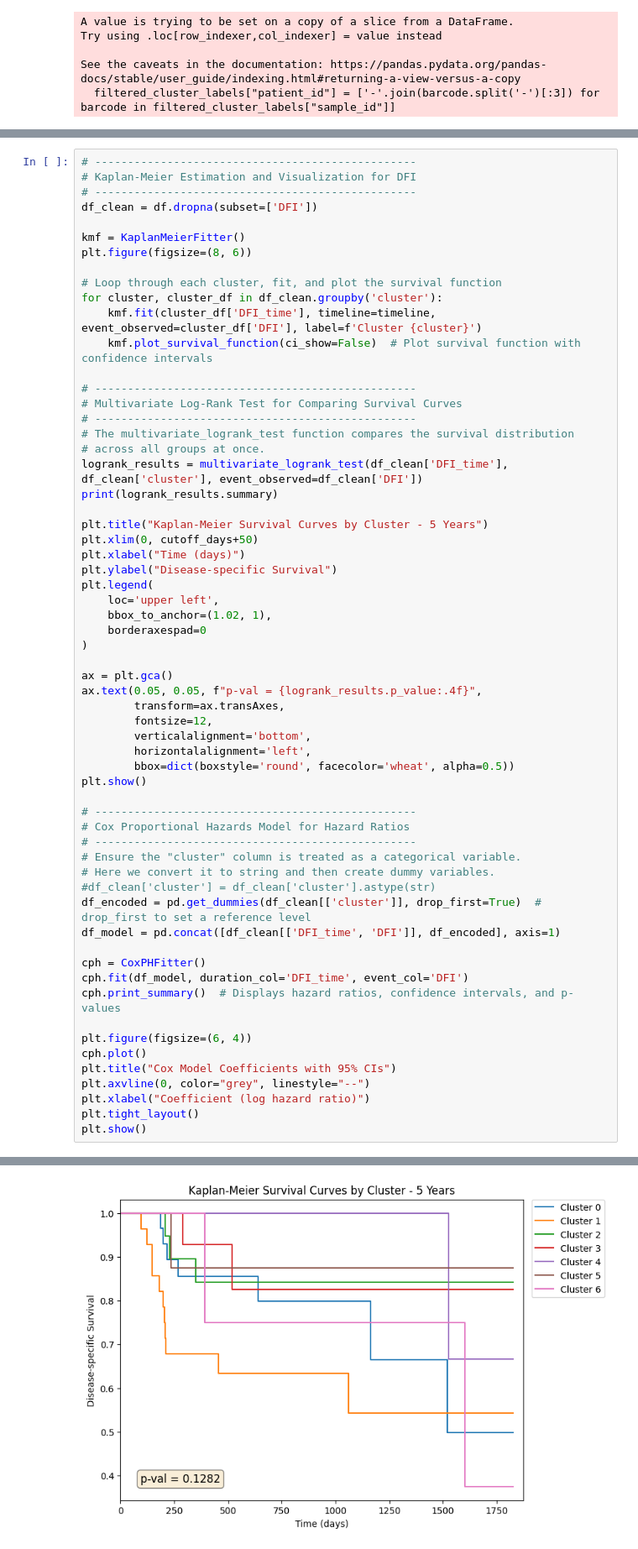
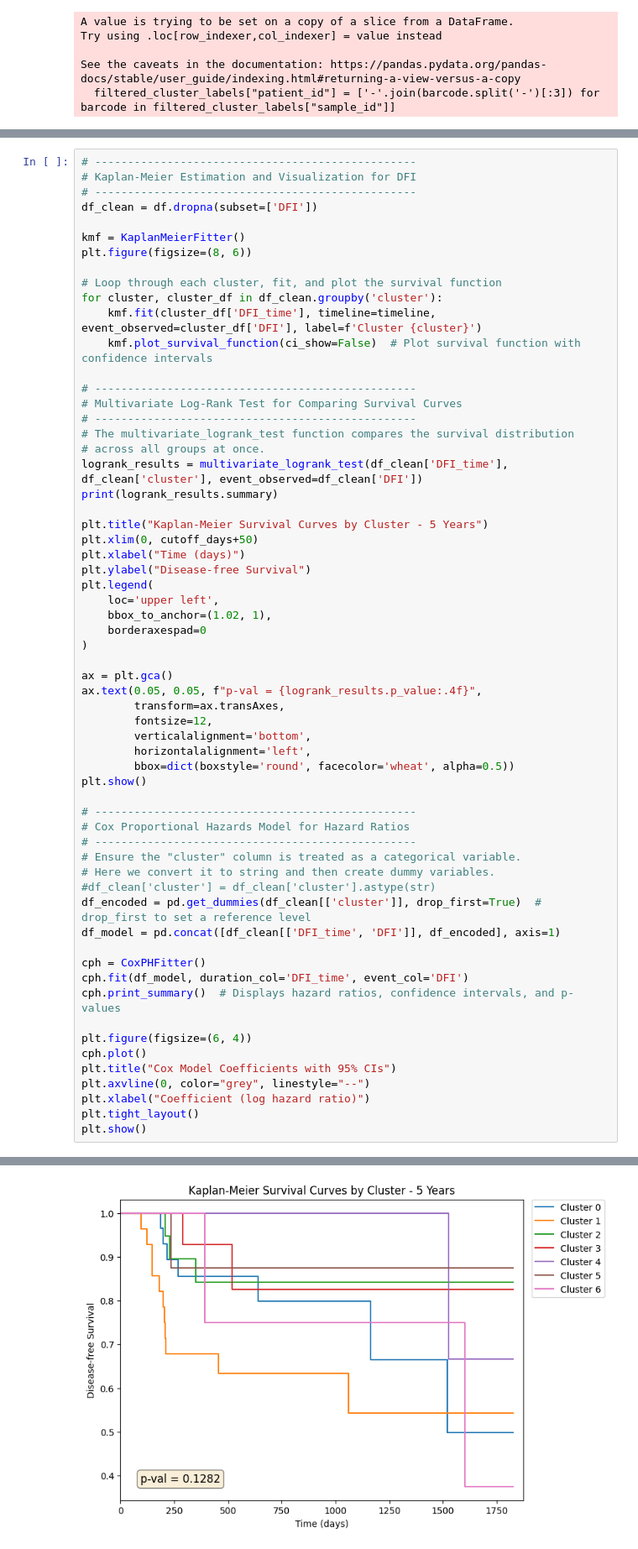
Before and after one commit to Harrison-Q-Ma/BNFO285_Projects, a Jupyter notebook: project_1/Wenshu/qualitative_assessments.ipynb, the cells around one changed output, grey strips where cells are left out. Shown: that part at 84% size. Saved outputs shown, nothing was run; the diff lists cells and outputs as text.

Commit message:
change km plot label

```diff
--- a/project_1/Wenshu/qualitative_assessments.ipynb
+++ b/project_1/Wenshu/qualitative_assessments.ipynb
@@ -228,7 +228,7 @@ print(logrank_results.summary)
 plt.title("Kaplan-Meier Survival Curves by Cluster - 5 Years")
 plt.xlim(0, cutoff_days+50)
 plt.xlabel("Time (days)")
-plt.ylabel("Disease-specific Survival")
+plt.ylabel("Disease-free Survival")
 plt.legend(
     loc='upper left',
     bbox_to_anchor=(1.02, 1),
@@ -240,34 +240,34 @@ ax.text(0.05, 0.05, f"p-val = {logrank_results.p_value:.4f}",
         transform=ax.transAxes,
         fontsize=12,
         verticalalignment='bottom',
         horizontalalignment='left',
         bbox=dict(boxstyle='round', facecolor='wheat', alpha=0.5))
 plt.show()
 
 # -------------------------------------------------
 # Cox Proportional Hazards Model for Hazard Ratios
 # -------------------------------------------------
 # Ensure the "cluster" column is treated as a categorical variable.
 # Here we convert it to string and then create dummy variables.
 #df_clean['cluster'] = df_clean['cluster'].astype(str)
 df_encoded = pd.get_dummies(df_clean[['cluster']], drop_first=True)  # drop_first to set a reference level
 df_model = pd.concat([df_clean[['DFI_time', 'DFI']], df_encoded], axis=1)
 
 cph = CoxPHFitter()
 cph.fit(df_model, duration_col='DFI_time', event_col='DFI')
 cph.print_summary()  # Displays hazard ratios, confidence intervals, and p-values
 
 plt.figure(figsize=(6, 4))
 cph.plot()
 plt.title("Cox Model Coefficients with 95% CIs")
 plt.axvline(0, color="grey", linestyle="--")
 plt.xlabel("Coefficient (log hazard ratio)")
 plt.tight_layout()
 plt.show()
 # %% [output]
    test_statistic        p  -log2(p)
 0        9.915877  0.12824  2.963086
-[figure, old version]
+[figure, new version]
 | model | lifelines.CoxPHFitter |
 | duration col | 'DFI_time' |
 | event col | 'DFI' |
```
Also changed, not shown: parts of 3 cells of this notebook.
